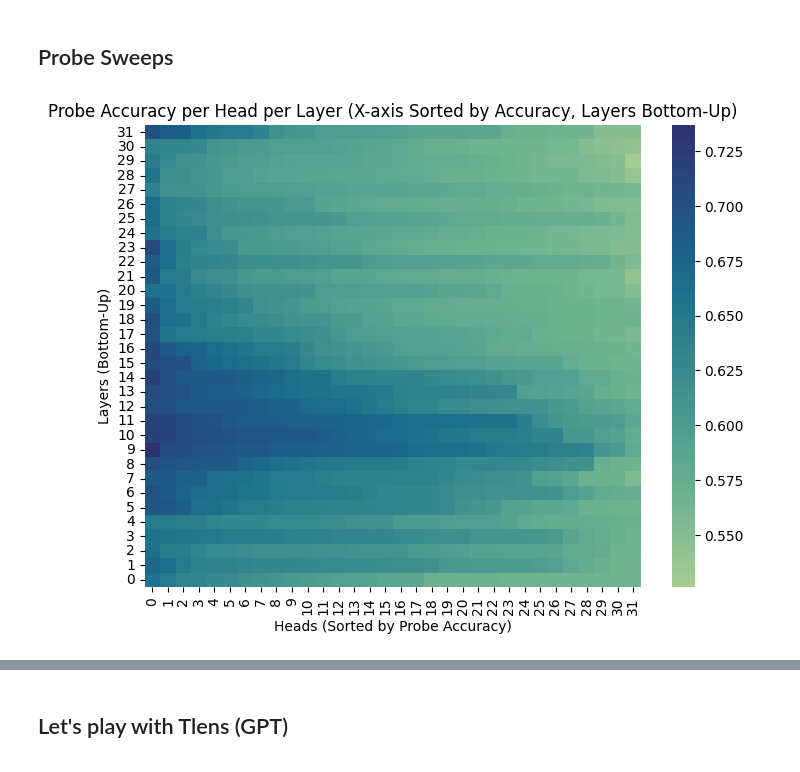
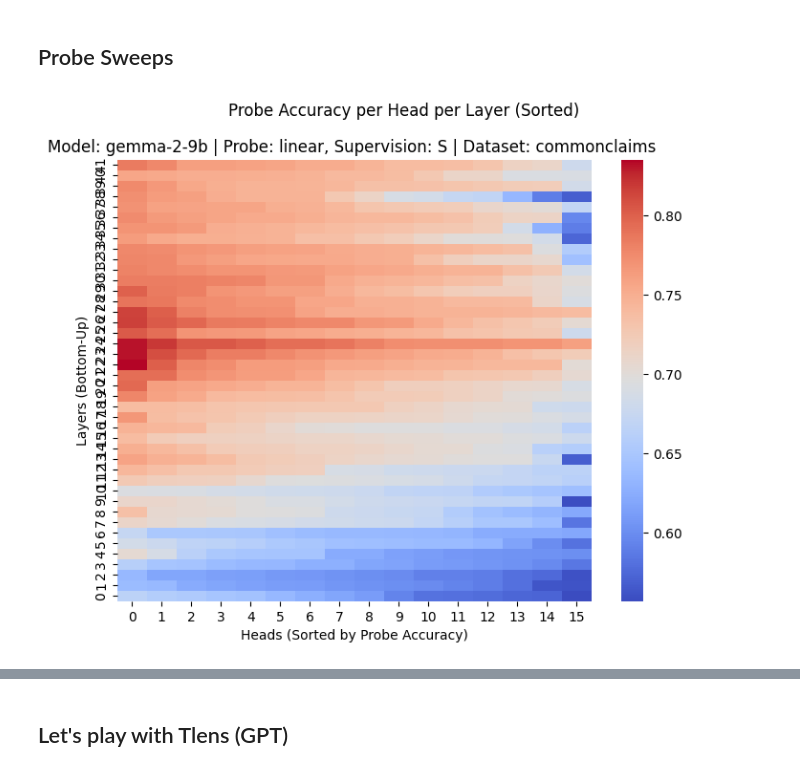
Before and after one commit to Supersheep7/belief-repr1, a Jupyter notebook: main.ipynb, the cells around one changed output, grey strips where cells are left out. Cells and saved outputs as stored; diff of their text form; code cells hidden in the pictures.

```diff
--- a/main.ipynb
+++ b/main.ipynb
@@ -156,15 +155,15 @@ def get_llama_legacy():
 ''' Dictionary for all of the models '''
 
 mymodels = {
-    'gemma': lambda: tlens.HookedTransformer.from_pretrained("gemma-2-9b", device=t.device('cpu')),
-    'gemma_instruct': lambda: tlens.HookedTransformer.from_pretrained("gemma-2-9b-it", device=t.device('cpu')),
+    'gemma': lambda: tlens.HookedTransformer.from_pretrained("gemma-2-9b", device=t.device('cpu')).half(),
+    'gemma_instruct': lambda: tlens.HookedTransformer.from_pretrained("gemma-2-9b-it", device=t.device('cpu')).half(),
     'gpt': lambda: tlens.HookedTransformer.from_pretrained("gpt2-small", device=device),
     'llama_legacy': get_llama_legacy,
     'llama': lambda: tlens.HookedTransformer.from_pretrained("meta-llama/Llama-3.1-8B", device=t.device('cpu')).half(),
     'llama_instruct': lambda: tlens.HookedTransformer.from_pretrained("meta-llama/Llama-3.1-8B-Instruct", device=t.device('cpu')).half(),
 }
 
-model = mymodels['llama_legacy']()
+model = mymodels['gemma']()
 model.to(device)
 
 # TO DO: add SAE Hooked models
@@ -206,6 +206,8 @@ class ProbeConfig:
         self.dropout = 0.0
         self.control = False
         self.seed = 42
+        self.C = 1e6
+        self.max_iter = 500
 
 probe_config = ProbeConfig()
 # %% [markdown]
@@ -219,9 +221,9 @@ x, y, _ = get_prompts_tqa_gen(df)
 x = x[:-(len(x) % probe_config.batch_size)]
 y = y[:-(len(y) % probe_config.batch_size)]
 
-'''
-df = df['cities.csv']
-df_trimmed = df.iloc[:-(len(df) % probe_config.batch_size), :]
-x = list(df_trimmed['statement'])
-y = list(df_trimmed['label'])
-'''
+# databuilder = TrueFalseEasyBuilder()
+# dfs, df_all = databuilder.get_dataset()
+# df = dfs['common_claim_true_false.csv']
+# df_trimmed = df.iloc[:-(len(df) % probe_config.batch_size), :]
+# x = list(df_trimmed['statement'])
+# y = list(df_trimmed['label'])
@@ -264,7 +264,7 @@ tot_accuracies_heads = []
 tot_directions_heads = []
 tot_probes_heads = []
 
-for layer in tqdm(range(32), desc="Layers"):
+for layer in tqdm(range(len(heads)), desc="Layers"):
   accuracies, directions, probes = probe_sweep(heads[layer], y, probe_config)
   tot_accuracies_heads.append(accuracies)
   tot_directions_heads.append(directions)
@@ -274,21 +274,22 @@ for layer in tqdm(range(32), desc="Layers"):
 # %%
 import seaborn as sns
 
 # Assuming tot_accuracies_heads is already defined
 sorted_accuracies = np.sort(tot_accuracies_heads, axis=1)[:, ::-1]  # Reverse the order on the X-axis
 sorted_accuracies = sorted_accuracies[::-1, :]  # Reverse the order on the Y-axis (layers)
 
 plt.figure(figsize=(8, 6))  # Adjust figure size
-ax = sns.heatmap(sorted_accuracies, fmt=".2f", cmap="crest")  # Annotate values
+ax = sns.heatmap(sorted_accuracies, fmt=".2f", cmap="coolwarm")  # Annotate values
 
 # Adjust Y-axis ticks to reflect the reversed order
 num_layers = sorted_accuracies.shape[0]  # Number of layers
 ax.set_yticks(np.arange(num_layers) + 0.5)  # Center ticks
 ax.set_yticklabels(np.arange(num_layers - 1, -1, -1))  # Reversed layer indices
 
-plt.title("Probe Accuracy per Head per Layer (X-axis Sorted by Accuracy, Layers Bottom-Up)")  # Add a title
+plt.suptitle("Probe Accuracy per Head per Layer (Sorted)")
+plt.title(f"Model: {model.cfg.model_name} | Probe: {probe_config.probe_type}, Supervision: {probe_config.supervision} | Dataset: commonclaims ")
 plt.xlabel("Heads (Sorted by Probe Accuracy)")  # X-axis label
 plt.ylabel("Layers (Bottom-Up)")  # Y-axis label
 plt.show()
 # %% [output]
-[figure, old version]
+[figure, new version]
```
Also changed, not shown: parts of 8 cells of this notebook.
